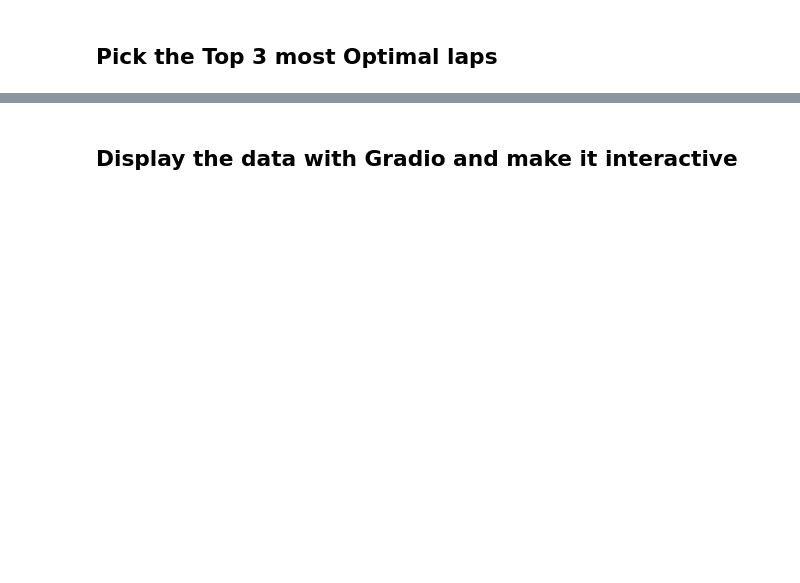
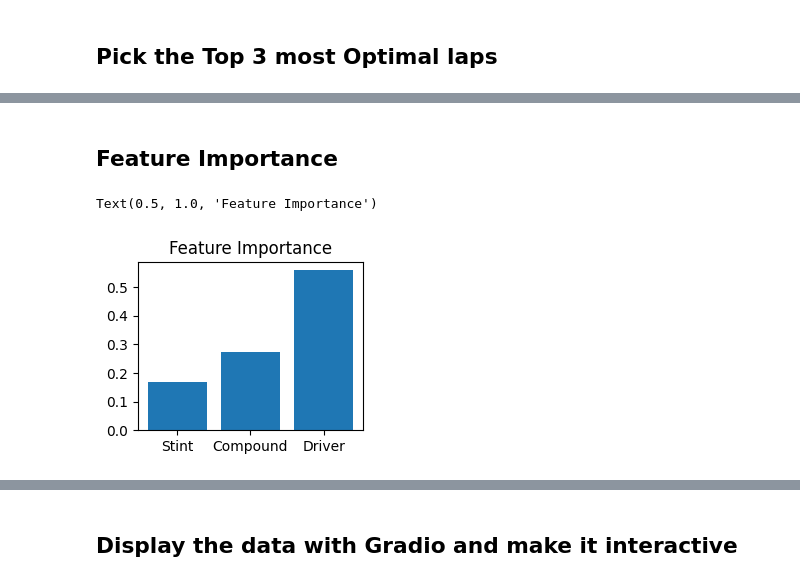
Before and after one commit to adhenzmiranda/Pitstop-ML-Prediction-with-2024-Data, a Jupyter notebook: optimal_pit_strat_main.ipynb, the cells around one changed output, grey strips where cells are left out. Drawn from its saved outputs; the diff is of its cells as text; code cells hidden in the pictures; blank space fills up the shorter version.

```diff
--- a/optimal_pit_strat_main.ipynb
+++ b/optimal_pit_strat_main.ipynb
@@ -218,0 +220,14 @@ plt.show()
+# %% [markdown]
+## Feature Importance
+# %%
+# 3. Feature Importance
+plt.subplot(2, 2, 3)
+importance = pd.DataFrame({
+    'Feature': ['Stint', 'Compound', 'Driver'],
+    'Importance': model.feature_importances_
+})
+plt.bar(importance['Feature'], importance['Importance'])
+plt.title('Feature Importance')
+# %% [output]
+Text(0.5, 1.0, 'Feature Importance')
+[figure, added]
```
Also changed, not shown: parts of 15 cells of this notebook, 2 other files.
